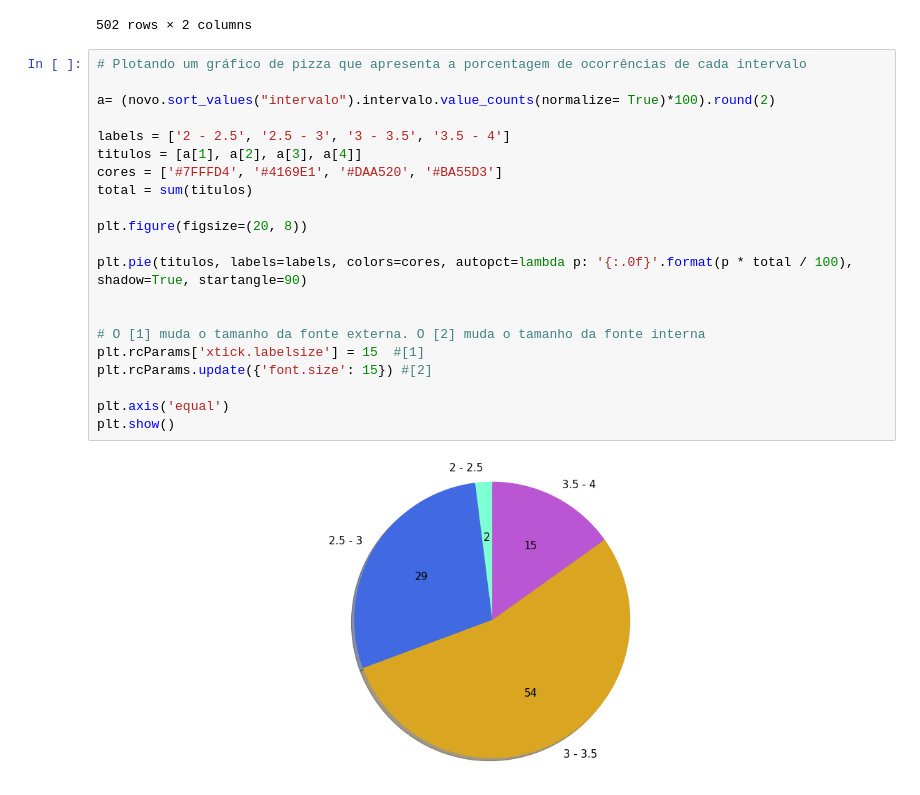
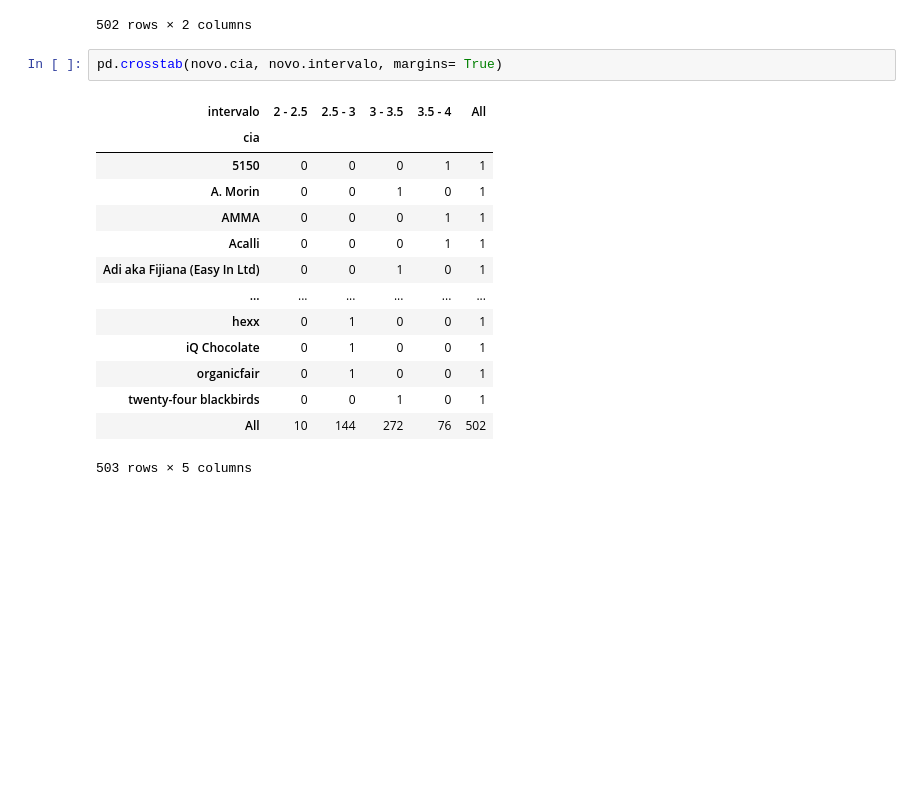
Before and after one commit to Pedro2712/Projeto_2-ciedados, a Jupyter notebook: Projeto 2 - Ciedados.ipynb, the cells around one changed output. Drawn from its saved outputs; the diff is of its cells as text; blank space fills up the shorter version.

```diff
--- a/Projeto 2 - Ciedados.ipynb
+++ b/Projeto 2 - Ciedados.ipynb
@@ -176,26 +166,20 @@ novo
 | 415 | Shark's | 2 - 2.5 |
 | 278 | Love Bar | 2 - 2.5 |
 502 rows × 2 columns
-# %%
-# Plotando um gráfico de pizza que apresenta a porcentagem de ocorrências de cada intervalo
-
-a= (novo.sort_values("intervalo").intervalo.value_counts(normalize= True)*100).round(2)
-
-labels = ['2 - 2.5', '2.5 - 3', '3 - 3.5', '3.5 - 4']
-titulos = [a[1], a[2], a[3], a[4]]
-cores = ['#7FFFD4', '#4169E1', '#DAA520', '#BA55D3']
-total = sum(titulos)
-
-plt.figure(figsize=(20, 8))
-
-plt.pie(titulos, labels=labels, colors=cores, autopct=lambda p: '{:.0f}'.format(p * total / 100), shadow=True, startangle=90)
-
-
-# O [1] muda o tamanho da fonte externa. O [2] muda o tamanho da fonte interna
-plt.rcParams['xtick.labelsize'] = 15  #[1]
-plt.rcParams.update({'font.size': 15}) #[2]
-
-plt.axis('equal')
-plt.show()
-# %% [output]
-[figure, removed]
+# %%
+pd.crosstab(novo.cia, novo.intervalo, margins= True)
+# %% [output]
+| intervalo | 2 - 2.5 | 2.5 - 3 | 3 - 3.5 | 3.5 - 4 | All |
+| cia |  |  |  |  |  |
+| 5150 | 0 | 0 | 0 | 1 | 1 |
+| A. Morin | 0 | 0 | 1 | 0 | 1 |
+| AMMA | 0 | 0 | 0 | 1 | 1 |
+| Acalli | 0 | 0 | 0 | 1 | 1 |
+| Adi aka Fijiana (Easy In Ltd) | 0 | 0 | 1 | 0 | 1 |
+| ... | ... | ... | ... | ... | ... |
+| hexx | 0 | 1 | 0 | 0 | 1 |
+| iQ Chocolate | 0 | 1 | 0 | 0 | 1 |
+| organicfair | 0 | 1 | 0 | 0 | 1 |
+| twenty-four blackbirds | 0 | 0 | 1 | 0 | 1 |
+| All | 10 | 144 | 272 | 76 | 502 |
+503 rows × 5 columns
```
Also changed, not shown: parts of 4 cells of this notebook.
